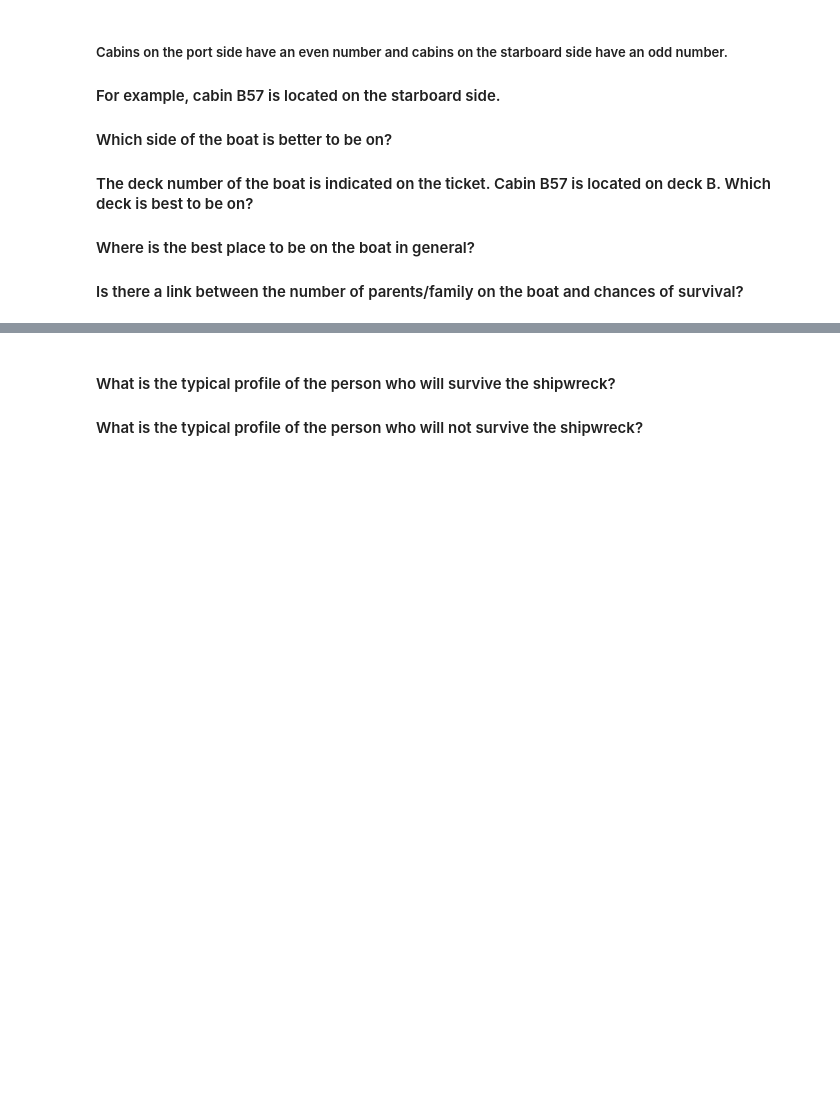
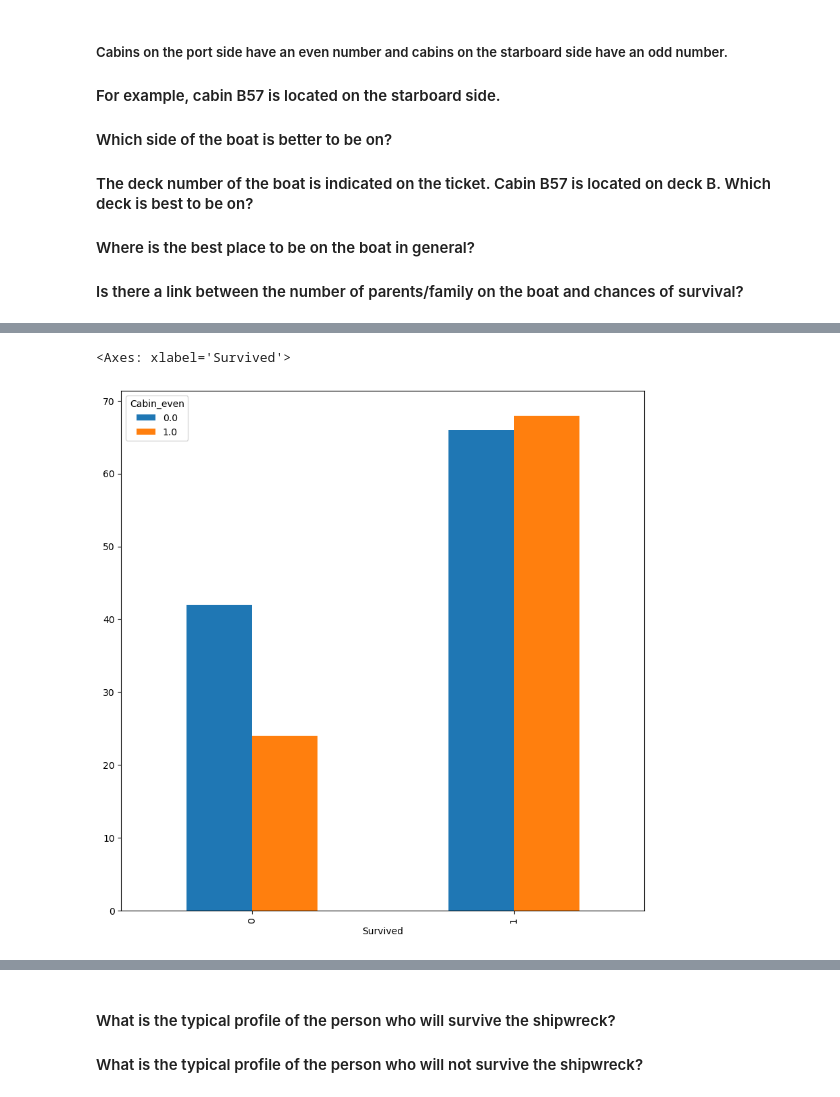
Before and after one commit to ben-rocheteau/data-science-tutorials, a Jupyter notebook: introduction-to-python/Introduction to pandas.ipynb, the cells around one changed output, grey strips where cells are left out. Drawn from its saved outputs; the diff is of its cells as text; code cells hidden in the pictures; blank space fills up the shorter version.

```diff
--- a/introduction-to-python/Introduction to pandas.ipynb
+++ b/introduction-to-python/Introduction to pandas.ipynb
@@ -238,0 +237,5 @@ df[['Survived', 'Pclass', 'Age', 'Fare', 'SibSp', 'Parch']].corr().style.backgro
+# %%
+# Getting Cabin Number and Deck from Cabin
+df['Cabin_nb'] = df['Cabin'].str.extract('(\d+)', expand=False)
+df['Deck'] = df['Cabin'].str.slice(0,1)
+df
@@ -238,0 +256,6 @@ df[['Survived', 'Pclass', 'Age', 'Fare', 'SibSp', 'Parch']].corr().style.backgro
+# %%
+df['Cabin_even'] = pd.to_numeric(df['Cabin_nb']) % 2
+df.groupby(['Survived', 'Cabin_even'])['PassengerId'].count().unstack().plot(kind ='bar', figsize = (10, 10))
+# %% [output]
+<Axes: xlabel='Survived'>
+[figure, added]
```
Also changed, not shown: parts of 11 cells of this notebook.
